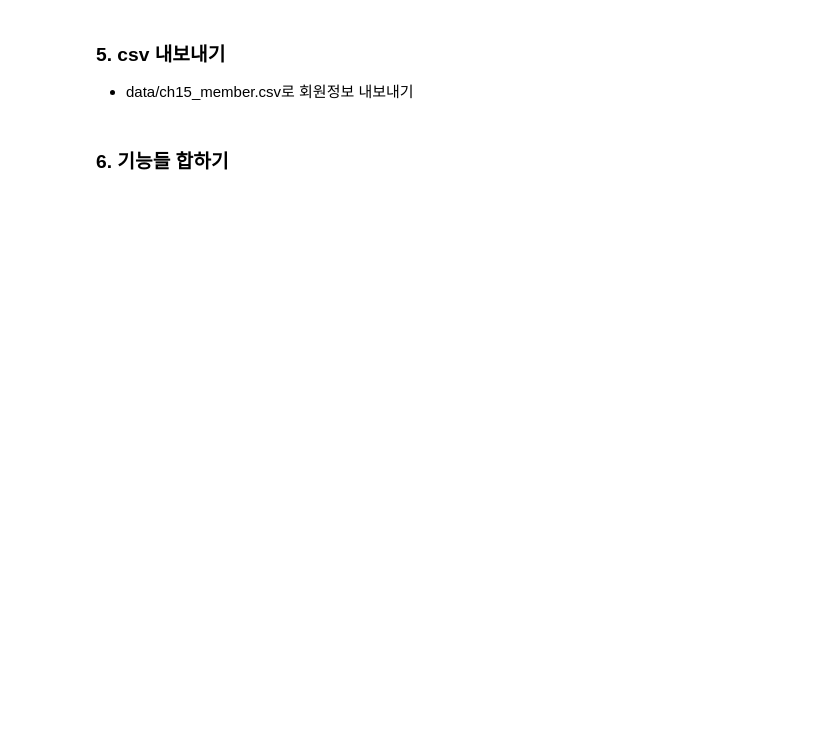
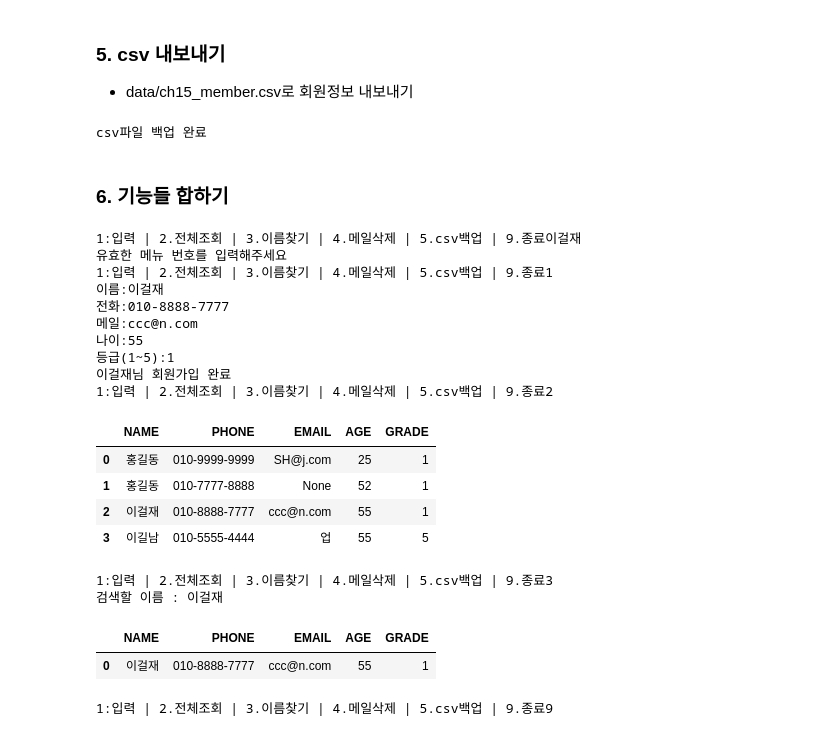
Before and after one commit to zardness/Sang, a Jupyter notebook: source/01_python/ch15_데이터 배이스연동.ipynb, the cells around one changed output. Saved outputs shown, nothing was run; the diff lists cells and outputs as text; code cells hidden in the pictures; blank space fills up the shorter version.

```diff
--- a/source/01_python/ch15_데이터 배이스연동.ipynb
+++ b/source/01_python/ch15_데이터 배이스연동.ipynb
@@ -570,7 +568,7 @@ fn4_delete_member()
 ### 5. csv 내보내기
 - data/ch15_member.csv로 회원정보 내보내기
 # %%
-def fn5_save_name():
+def fn5_save_csv():
     import pandas as pd
     cursor = conn.cursor()
     sql = """SELECT NAME , PHONE , EMAIL , AGE , GRADE
@@ -578,22 +576,60 @@ def fn5_save_name():
                 ORDER BY AGE"""
     cursor.execute(sql)
     members = cursor.fetchall()#데이터가 있으면 튜플list, 데이터가 없으면 빈 list
-    if members:
-        columns = [descript[0] for descript in cursor.description]
-        df = pd.DataFrame(members,columns=columns)
-        display(df)
-    else:
-        print('입력된 회원이 없습니다.')
+    columns = [descript[0] for descript in cursor.description]
+    df = pd.DataFrame(members,columns=columns)
+    df.to_csv('data/ch15_member.csv', index=False)
+    print('csv파일 백업 완료')
+
     cursor.close()
-fn2_display_members()
+fn5_save_csv()
+# %% [output]
+csv파일 백업 완료
 # %% [markdown]
 ### 6. 기능들 합하기
 # %%
 def main():
     while True:
         menu = input("1:입력 | 2.전체조회 | 3.이름찾기 | 4.메일삭제 | 5.csv백업 | 9.종료")
         if menu=='1':
             fn1_insert_member()
         elif menu=='2':
             fn2_display_members()
-        elif menu=='2':
+        elif menu=='3':
+            fn3_search_name()
+        elif menu=='4':
+            fn4_delete_member()
+        elif menu=='5':
+            fn5_save_csv()
+        elif menu=='9':
+            conn.close()
+            break
+        else:
+            print('유효한 메뉴 번호를 입력해주세요')
+if __name__=='__main__':
+    import cx_Oracle
+    conn = cx_Oracle.connect("scott","tiger","localhost:1521/xe")
+    #     import sqlite3
+#     conn = sqlite3.connect('data/ch15_member.db')
+    main()
+# %% [output]
+1:입력 | 2.전체조회 | 3.이름찾기 | 4.메일삭제 | 5.csv백업 | 9.종료이걸재
+유효한 메뉴 번호를 입력해주세요
+1:입력 | 2.전체조회 | 3.이름찾기 | 4.메일삭제 | 5.csv백업 | 9.종료1
+이름:이걸재
+전화:010-8888-7777
+메일:ccc@n.com
+나이:55
+등급(1~5):1
+이걸재님 회원가입 완료
+1:입력 | 2.전체조회 | 3.이름찾기 | 4.메일삭제 | 5.csv백업 | 9.종료2
+|  | NAME | PHONE | EMAIL | AGE | GRADE |
+| 0 | 홍길동 | 010-9999-9999 | SH@j.com | 25 | 1 |
+| 1 | 홍길동 | 010-7777-8888 | None | 52 | 1 |
+| 2 | 이걸재 | 010-8888-7777 | ccc@n.com | 55 | 1 |
+| 3 | 이길남 | 010-5555-4444 | 업 | 55 | 5 |
+1:입력 | 2.전체조회 | 3.이름찾기 | 4.메일삭제 | 5.csv백업 | 9.종료3
+검색할 이름 : 이걸재
+|  | NAME | PHONE | EMAIL | AGE | GRADE |
+| 0 | 이걸재 | 010-8888-7777 | ccc@n.com | 55 | 1 |
+1:입력 | 2.전체조회 | 3.이름찾기 | 4.메일삭제 | 5.csv백업 | 9.종료9
```
Also changed, not shown: parts of 4 cells of this notebook, 2 other files.
